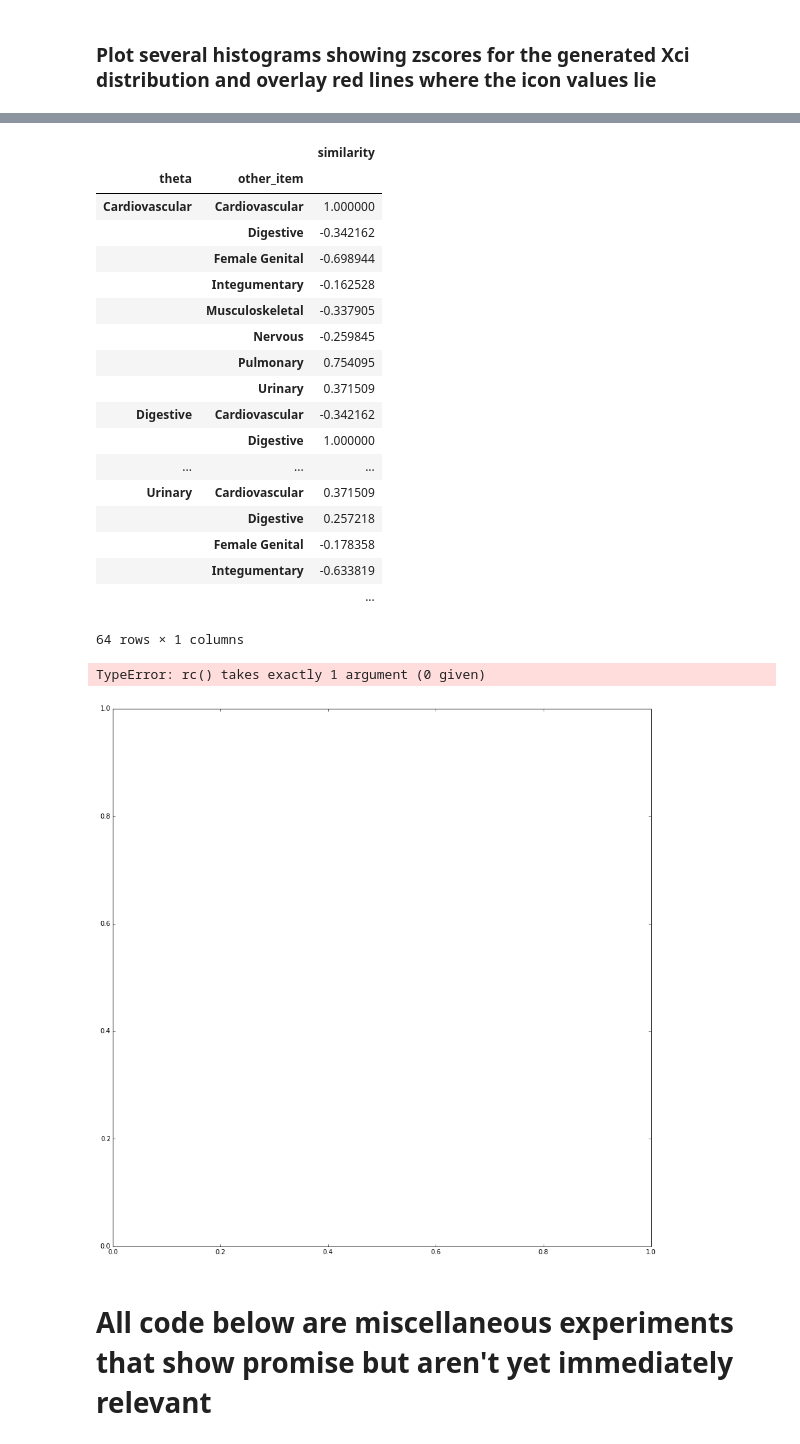
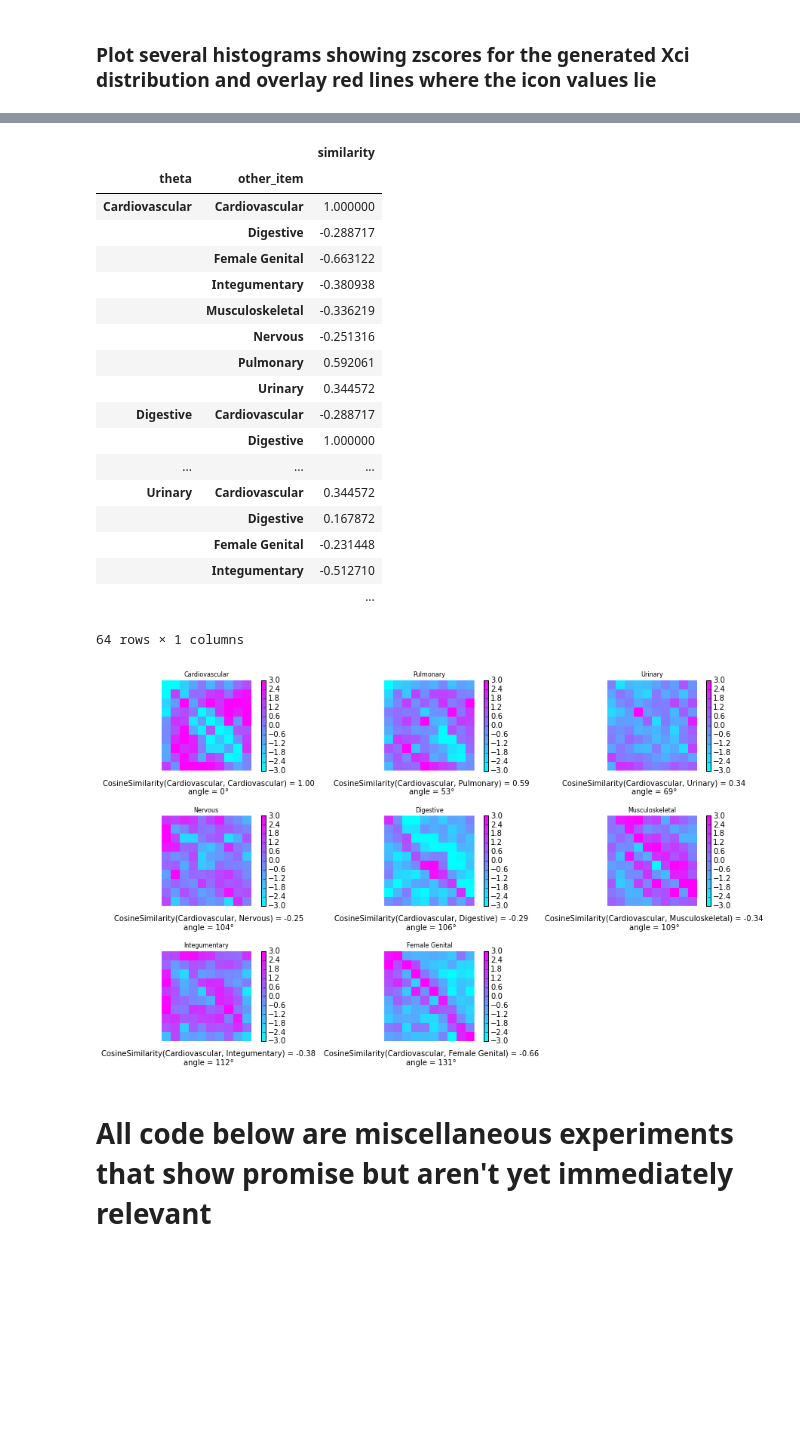
Before and after one commit to pvnick/tempos, a Jupyter notebook: pain_sax_ported.ipynb, the cells around one changed output, grey strips where cells are left out. Cells and saved outputs as stored; diff of their text form; code cells hidden in the pictures; blank space fills up the shorter version.

```diff
--- a/pain_sax_ported.ipynb
+++ b/pain_sax_ported.ipynb
@@ -195,7 +217,7 @@ def sax_unwindowed(series, alphabet_size, length_override = None):
 interpolated_grouped_by_patient = pain_interpolated \
     .PainScoreQuantMissing \
     .groupby(level = "PatientID")
-alpha = 5
+alpha = 10
 saxes = interpolated_grouped_by_patient.apply(sax_unwindowed, alphabet_size=alpha)
 # %% [markdown]
 ## Intelligent icon calculation
@@ -358,48 +360,56 @@ all_theta_similarities
 |  |  | similarity |
 | theta | other_item |  |
 | Cardiovascular | Cardiovascular | 1.000000 |
-|  | Digestive | -0.342162 |
-|  | Female Genital | -0.698944 |
-|  | Integumentary | -0.162528 |
-|  | Musculoskeletal | -0.337905 |
-|  | Nervous | -0.259845 |
-|  | Pulmonary | 0.754095 |
-|  | Urinary | 0.371509 |
-| Digestive | Cardiovascular | -0.342162 |
+|  | Digestive | -0.288717 |
+|  | Female Genital | -0.663122 |
+|  | Integumentary | -0.380938 |
+|  | Musculoskeletal | -0.336219 |
+|  | Nervous | -0.251316 |
+|  | Pulmonary | 0.592061 |
+|  | Urinary | 0.344572 |
+| Digestive | Cardiovascular | -0.288717 |
 |  | Digestive | 1.000000 |
 | ... | ... | ... |
-| Urinary | Cardiovascular | 0.371509 |
-|  | Digestive | 0.257218 |
-|  | Female Genital | -0.178358 |
-|  | Integumentary | -0.633819 |
+| Urinary | Cardiovascular | 0.344572 |
+|  | Digestive | 0.167872 |
+|  | Female Genital | -0.231448 |
+|  | Integumentary | -0.512710 |
 |  |  | ... |
 64 rows × 1 columns
 # %%
 first_icon_theta = "Cardiovascular"
 
 theta_and_similarities = all_theta_similarities.ix[first_icon_theta]
 thetas_sorted = theta_and_similarities.sort(columns="similarity", ascending=False).index
 plot_number = 1
 fig = plt.figure(num=None, figsize=(15, 15), dpi=100)
+fig.subplots_adjust(hspace=.5)
+
 plt.hold(True)
-plt.rc(usetex = True)
 
 for theta in thetas_sorted:
     icon = icons.ix[theta]
     icon_side = np.sqrt(icon.count()).astype(int)
-    foobar = plt.subplot(10, 5, plot_number)
+    foobar = plt.subplot(5, 3, plot_number)
     plt.axis('off')
     plt.title(theta, fontsize=8)
-    lbl = foobar.text(-.1, 5.3, r"$\displaystyle\sum_{n=1}^\infty\frac{-e^{i\pi}}{2^n}$!")
-    plt.imshow(icon.reshape([icon_side, icon_side]).astype(float), interpolation='none', cmap = plt.cool(), vmin=-2, vmax=2)
+    similarity = theta_and_similarities.ix[theta].similarity
+    similarity_text = "CosineSimilarity(" + first_icon_theta + ", " + theta + ") = " + ('%.2f' % similarity) + "\n" + \
+        "angle = " + np.rad2deg(np.arccos(similarity)).astype(int).astype(str) + "\xb0"
+    lbl = foobar.text(4.7,
+                      10.5,
+                      unicode(similarity_text, 'latin-1'),
+                      horizontalalignment="center",
+                      verticalalignment='top')
+    heatmap = plt.imshow(icon.reshape([icon_side, icon_side]).astype(float), interpolation='none', cmap = plt.cool(), vmin=-3, vmax=3)
+    cbar = plt.colorbar(heatmap)
+
     plot_number = plot_number + 1
 
-fig.tight_layout()
-#plt.savefig('tex_demo')
+#fig.tight_layout()
 plt.show()
 # %% [output]
-TypeError: rc() takes exactly 1 argument (0 given)
-[figure, old version]
+[figure, new version]
 # %% [markdown]
 # All code below are miscellaneous experiments that show promise but aren't yet immediately relevant
 # %%
```
Also changed, not shown: parts of 5 cells of this notebook, 1 other file.
